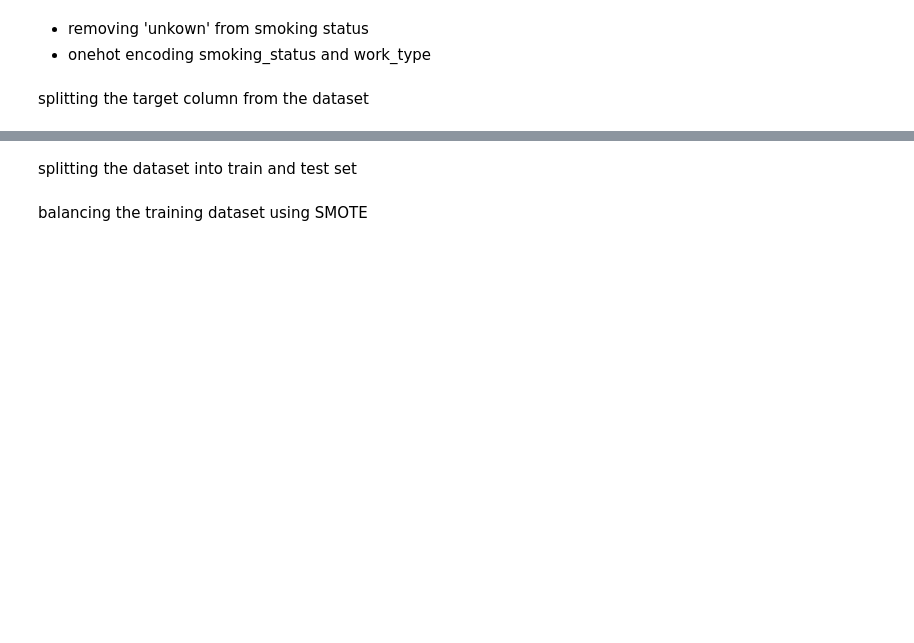
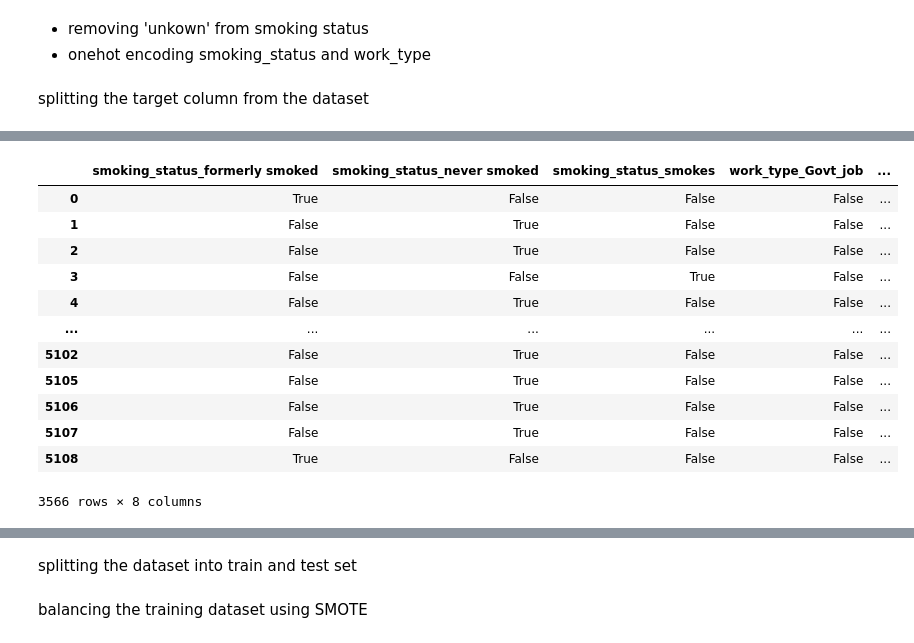
Before and after one commit to IT21925290/FDM_Mini_Project, a Jupyter notebook: Script&model/StrokeScript.ipynb, the cells around one changed output, grey strips where cells are left out. Saved outputs shown, nothing was run; the diff lists cells and outputs as text; code cells hidden in the pictures; blank space fills up the shorter version.

```diff
--- a/Script&model/StrokeScript.ipynb
+++ b/Script&model/StrokeScript.ipynb
@@ -257,0 +273,16 @@ data=data.merge(data_dummies,left_index=True, right_index=True,how='left')
+# %%
+data_dummies
+# %% [output]
+|  | smoking_status_formerly smoked | smoking_status_never smoked | smoking_status_smokes | work_type_Govt_job | ... |
+| 0 | True | False | False | False | ... |
+| 1 | False | True | False | False | ... |
+| 2 | False | True | False | False | ... |
+| 3 | False | False | True | False | ... |
+| 4 | False | True | False | False | ... |
+| ... | ... | ... | ... | ... | ... |
+| 5102 | False | True | False | False | ... |
+| 5105 | False | True | False | False | ... |
+| 5106 | False | True | False | False | ... |
+| 5107 | False | True | False | False | ... |
+| 5108 | True | False | False | False | ... |
+3566 rows × 8 columns
```
Also changed, not shown: parts of 11 cells of this notebook, 4 other files.
